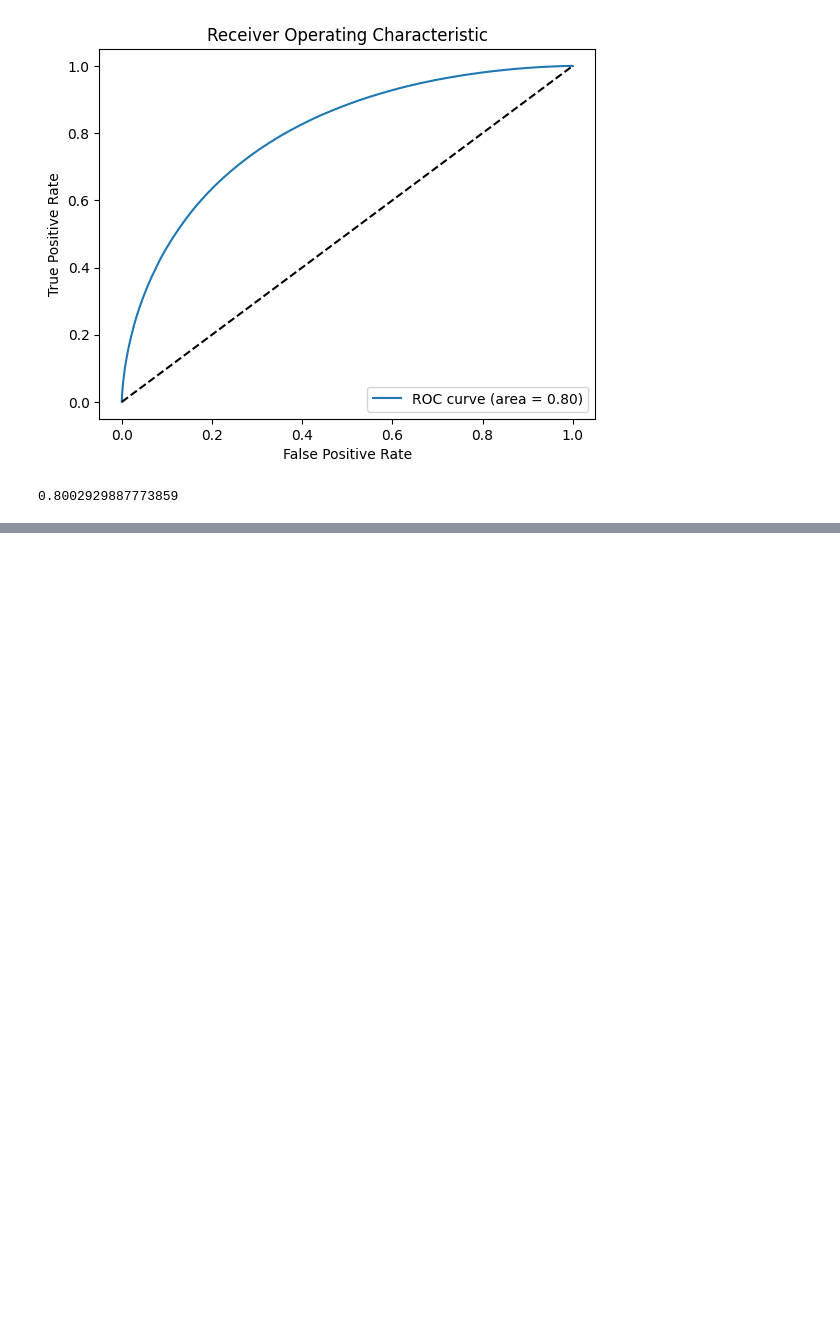
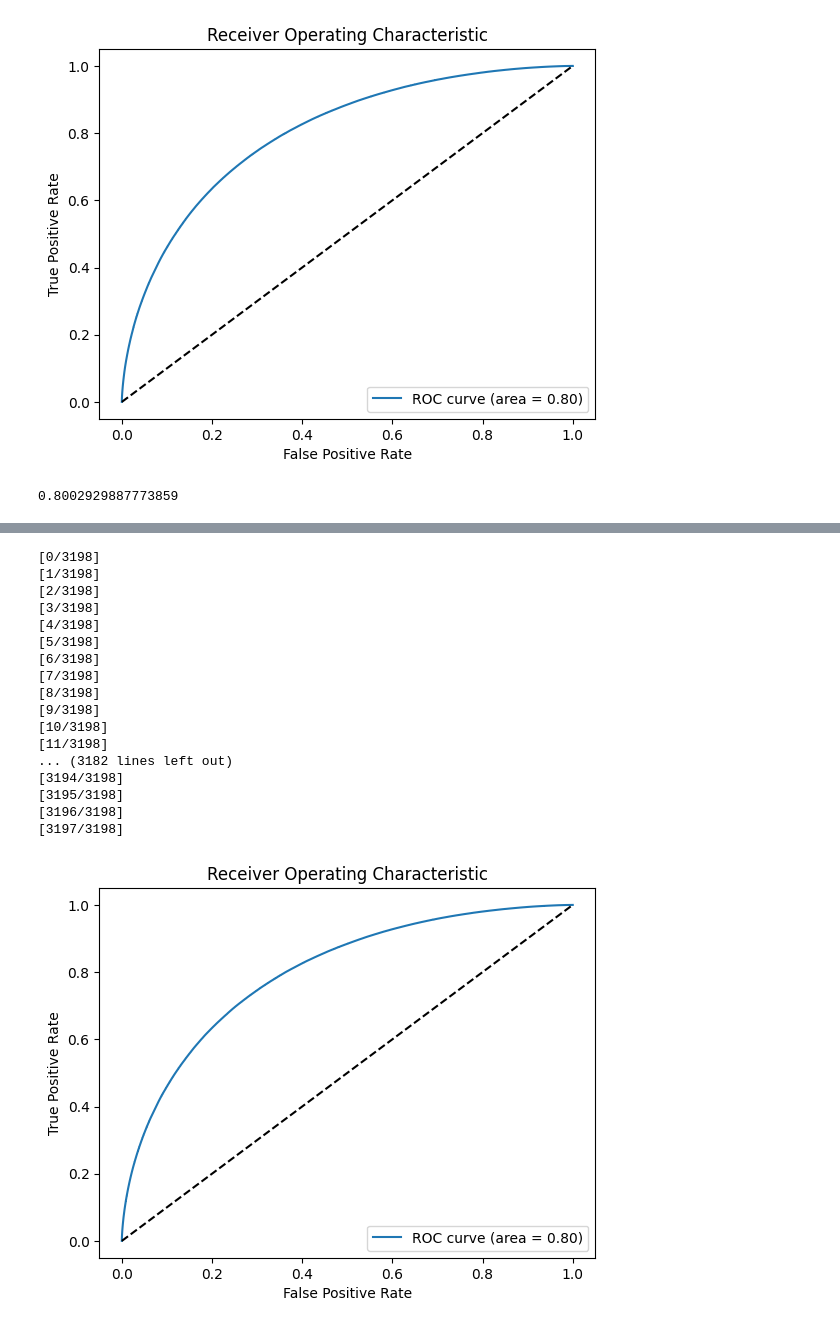
Before and after one commit to paataugrekhelidze/Recsys, a Jupyter notebook: ranking/dcn/demo.ipynb, the cells around one changed output, grey strips where cells are left out. Cells and saved outputs as stored; diff of their text form; code cells hidden in the pictures; blank space fills up the shorter version.

```diff
--- a/ranking/dcn/demo.ipynb
+++ b/ranking/dcn/demo.ipynb
@@ -294,0 +471,70 @@ roc_auc
+# %%
+import os
+
+# load last checkpoint
+checkpoints = "./checkpoints"
+checkpoint = torch.load(os.path.join(checkpoints, f"last_checkpoint.pth"))
+model.load_state_dict(checkpoint["model_state_dict"])
+
+predictions = list()
+targets = list()
+model.eval()
+counter = 0
+nbatches = len(test_ld)
+with torch.no_grad():
+    for x, emb_offsets, emb_indices, target in test_ld:
+        print(f"[{counter}/{nbatches}]")
+        counter += 1
+        x = x.to(device)
+        emb_indices = emb_indices.to(device)
+        emb_offsets = emb_offsets.to(device)
+        target = target.to(device).float()
+        if target.dim() == 1:
+            target = target.unsqueeze(1)
+
+        try:
+            logits = model(x, emb_indices, emb_offsets)
+            batch_probs = torch.nn.functional.sigmoid(logits)
+
+            predictions.append(batch_probs)
+            targets.append(target)
+        except Exception as e:
+            print(e)
+
+from sklearn.metrics import roc_curve, auc
+import matplotlib.pyplot as plt
+
+probs = torch.cat(predictions, dim=0)
+target = torch.cat(targets, dim = 0)
+
+# Compute ROC curve and AUC
+fpr, tpr, thresholds = roc_curve(target, probs)
+roc_auc = auc(fpr, tpr)
+
+# Plot
+plt.plot(fpr, tpr, label=f'ROC curve (area = {roc_auc:.2f})')
+plt.plot([0, 1], [0, 1], 'k--')
+plt.xlabel('False Positive Rate')
+plt.ylabel('True Positive Rate')
+plt.title('Receiver Operating Characteristic')
+plt.legend(loc="lower right")
+plt.show()
+# %% [output]
+[0/3198]
+[1/3198]
+[2/3198]
+[3/3198]
+[4/3198]
+[5/3198]
+[6/3198]
+[7/3198]
+[8/3198]
+[9/3198]
+[10/3198]
+[11/3198]
+... (3182 lines left out)
+[3194/3198]
+[3195/3198]
+[3196/3198]
+[3197/3198]
+[figure, added]
```
Also changed, not shown: parts of 9 cells of this notebook, 2 other files.
